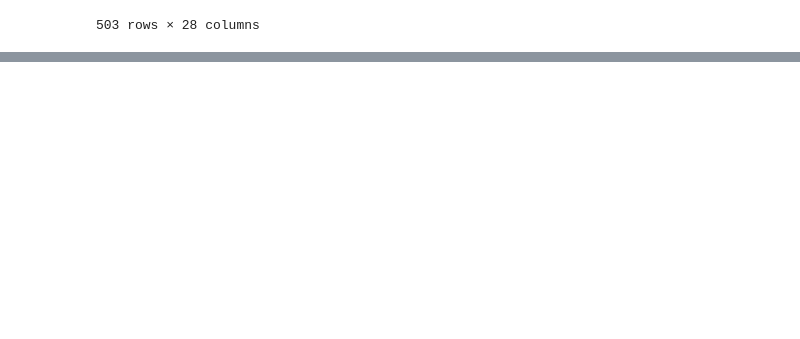
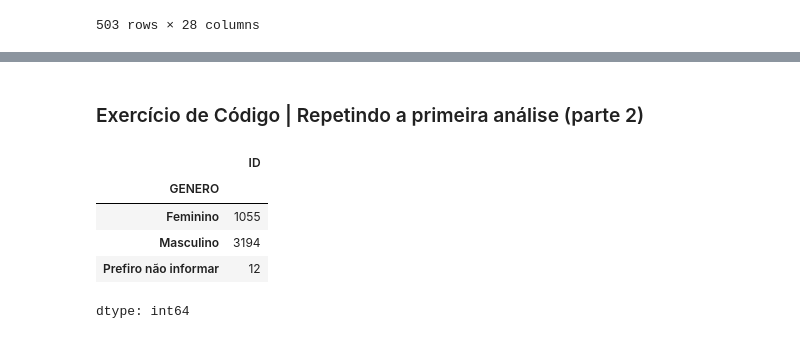
Before and after one commit to batikinha/dados_analise_programaria, a Jupyter notebook: adprogramaria.ipynb, the cells around one changed output, grey strips where cells are left out. Cells and saved outputs as stored; diff of their text form; code cells hidden in the pictures; blank space fills up the shorter version.

```diff
--- a/adprogramaria.ipynb
+++ b/adprogramaria.ipynb
@@ -91,0 +108,11 @@ dados[(dados["IDADE"]>30) & (dados["GENERO"] == "Feminino")]
+# %% [markdown]
+### Exercício de Código | Repetindo a primeira análise (parte 2)
+# %%
+dados.groupby("GENERO")["ID"].nunique()
+# %% [output]
+|  | ID |
+| GENERO |  |
+| Feminino | 1055 |
+| Masculino | 3194 |
+| Prefiro não informar | 12 |
+dtype: int64
```
Also changed, not shown: parts of 8 cells of this notebook.
